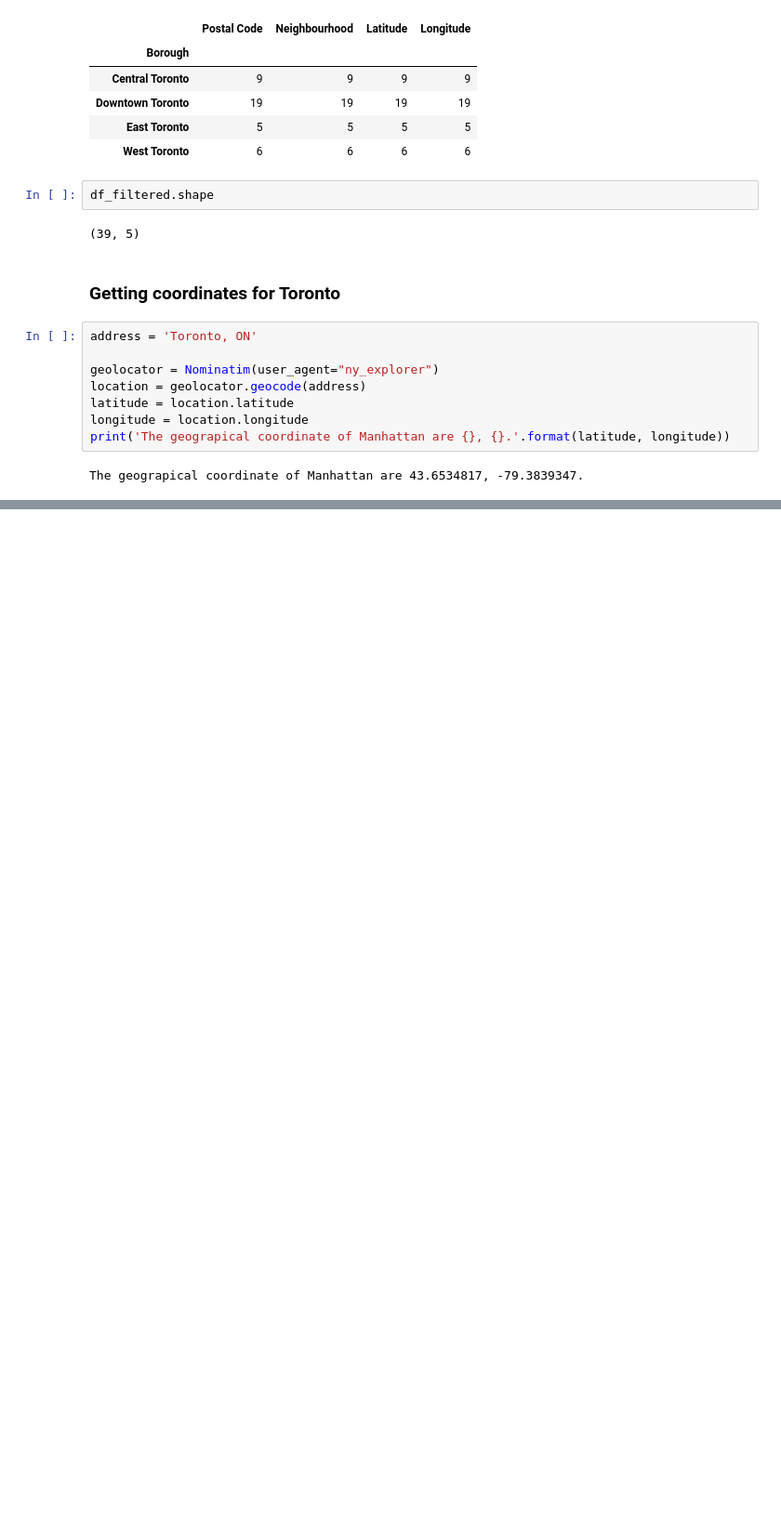
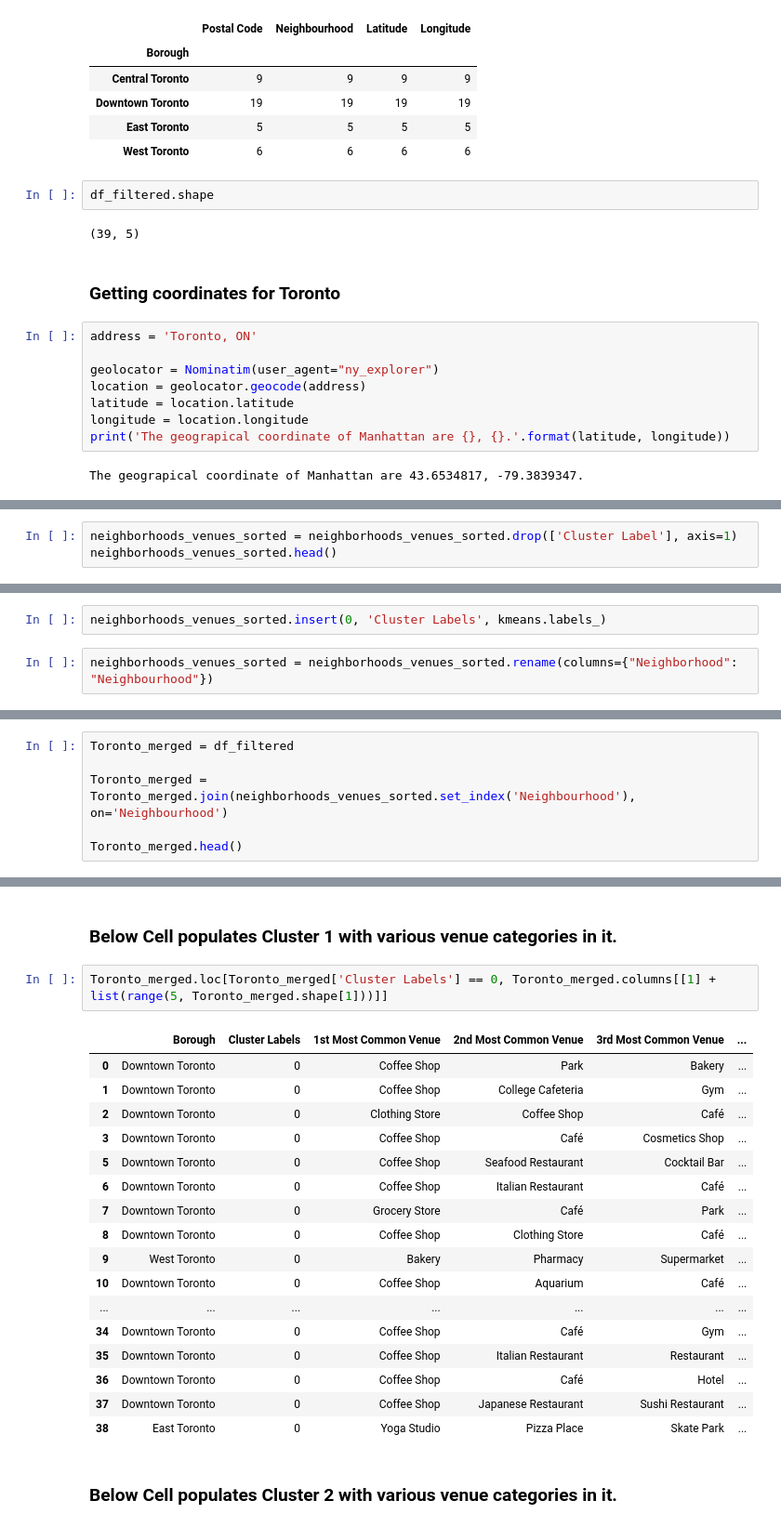
Before and after one commit to kakarlamohan/Toronto, a Jupyter notebook: Toronto Segmenting and Clustering Neighborhood.ipynb, the cells around one changed output, grey strips where cells are left out. Shown at 93% size. Cells and saved outputs as stored; diff of their text form; blank space fills up the shorter version.

```diff
--- a/Toronto Segmenting and Clustering Neighborhood.ipynb
+++ b/Toronto Segmenting and Clustering Neighborhood.ipynb
@@ -177,0 +545,3 @@ map_torn
+# %%
+neighborhoods_venues_sorted = neighborhoods_venues_sorted.drop(['Cluster Label'], axis=1)
+neighborhoods_venues_sorted.head()
@@ -177,0 +555,4 @@ map_torn
+# %%
+neighborhoods_venues_sorted.insert(0, 'Cluster Labels', kmeans.labels_)
+# %%
+neighborhoods_venues_sorted = neighborhoods_venues_sorted.rename(columns={"Neighborhood": "Neighbourhood"})
@@ -177,0 +568,6 @@ map_torn
+# %%
+Toronto_merged = df_filtered
+
+Toronto_merged = Toronto_merged.join(neighborhoods_venues_sorted.set_index('Neighbourhood'), on='Neighbourhood')
+
+Toronto_merged.head()
@@ -177,0 +608,24 @@ map_torn
+# %% [markdown]
+### Below Cell populates Cluster 1 with various venue categories in it.
+# %%
+Toronto_merged.loc[Toronto_merged['Cluster Labels'] == 0, Toronto_merged.columns[[1] + list(range(5, Toronto_merged.shape[1]))]]
+# %% [output]
+|  | Borough | Cluster Labels | 1st Most Common Venue | 2nd Most Common Venue | 3rd Most Common Venue | ... |
+| 0 | Downtown Toronto | 0 | Coffee Shop | Park | Bakery | ... |
+| 1 | Downtown Toronto | 0 | Coffee Shop | College Cafeteria | Gym | ... |
+| 2 | Downtown Toronto | 0 | Clothing Store | Coffee Shop | Café | ... |
+| 3 | Downtown Toronto | 0 | Coffee Shop | Café | Cosmetics Shop | ... |
+| 5 | Downtown Toronto | 0 | Coffee Shop | Seafood Restaurant | Cocktail Bar | ... |
+| 6 | Downtown Toronto | 0 | Coffee Shop | Italian Restaurant | Café | ... |
+| 7 | Downtown Toronto | 0 | Grocery Store | Café | Park | ... |
+| 8 | Downtown Toronto | 0 | Coffee Shop | Clothing Store | Café | ... |
+| 9 | West Toronto | 0 | Bakery | Pharmacy | Supermarket | ... |
+| 10 | Downtown Toronto | 0 | Coffee Shop | Aquarium | Café | ... |
+| ... | ... | ... | ... | ... | ... | ... |
+| 34 | Downtown Toronto | 0 | Coffee Shop | Café | Gym | ... |
+| 35 | Downtown Toronto | 0 | Coffee Shop | Italian Restaurant | Restaurant | ... |
+| 36 | Downtown Toronto | 0 | Coffee Shop | Café | Hotel | ... |
+| 37 | Downtown Toronto | 0 | Coffee Shop | Japanese Restaurant | Sushi Restaurant | ... |
+| 38 | East Toronto | 0 | Yoga Studio | Pizza Place | Skate Park | ... |
+# %% [markdown]
+### Below Cell populates Cluster 2 with various venue categories in it.
```
Also changed, not shown: parts of 53 cells of this notebook.
